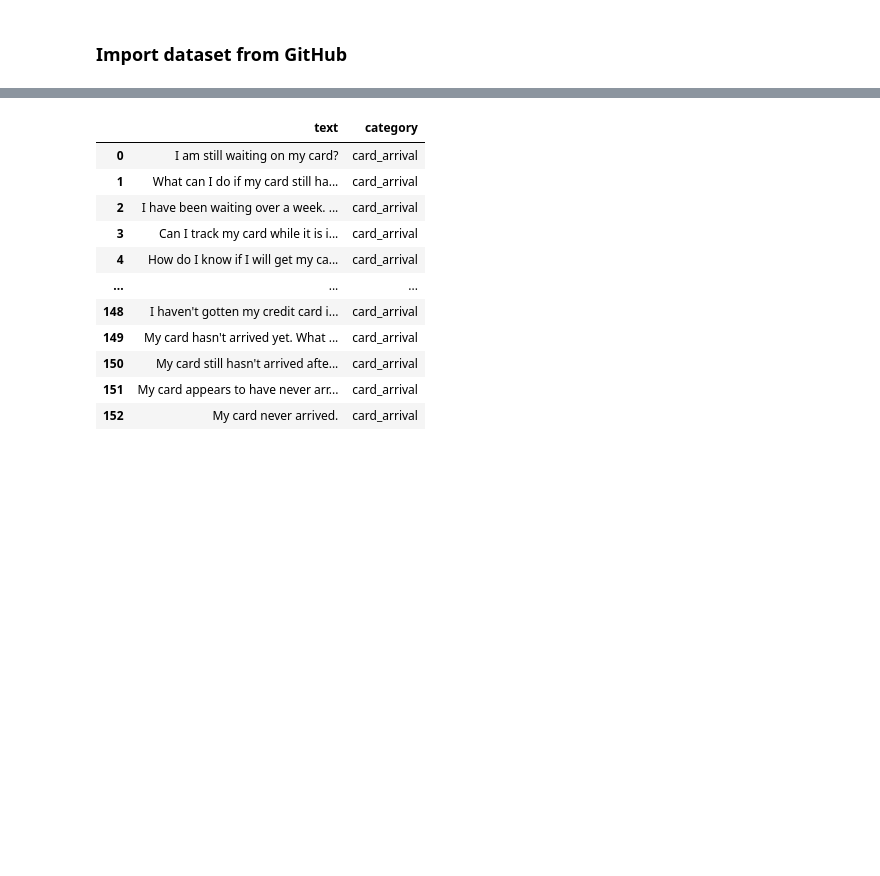
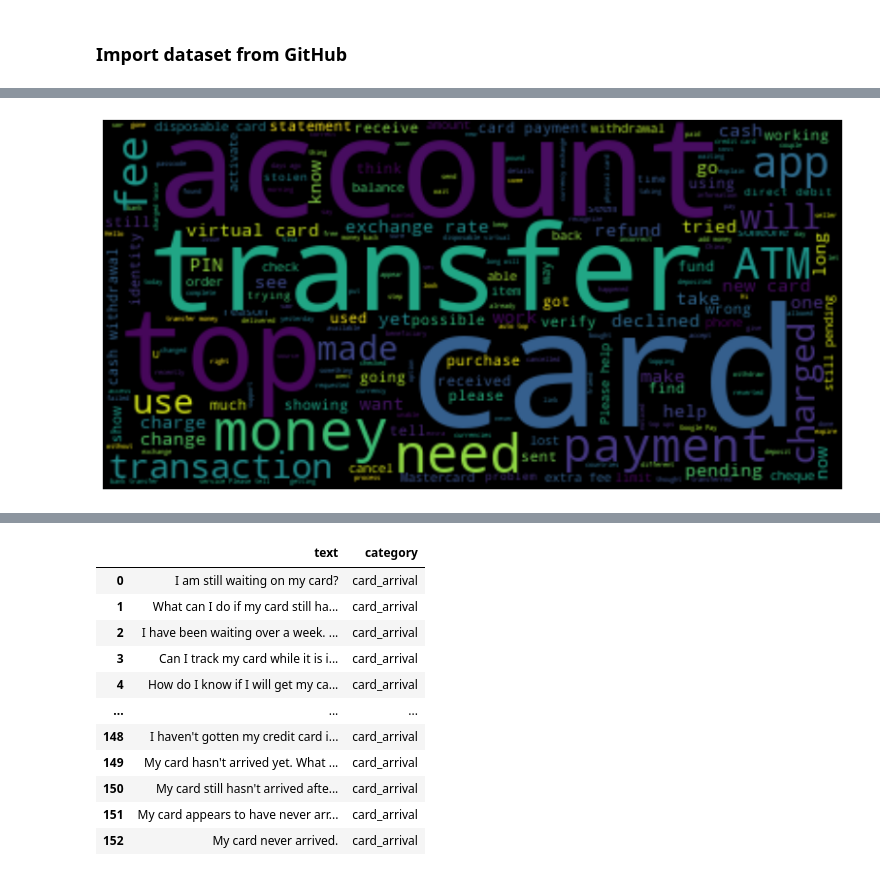
Before and after one commit to sjung-stat/Customer-Support-Chat-Intent-Classification, a Jupyter notebook: Data Preprocessing.ipynb, the cells around one changed output, grey strips where cells are left out. Saved outputs shown, nothing was run; the diff lists cells and outputs as text; code cells hidden in the pictures; blank space fills up the shorter version.

```diff
--- a/Data Preprocessing.ipynb
+++ b/Data Preprocessing.ipynb
@@ -37,0 +85,16 @@ with pd.option_context('display.max_rows', None):
+# %%
+from wordcloud import WordCloud
+
+# create a string of words
+text_training = " ".join(word for word in df_training['text'])
+
+# generate a word cloud
+wordcloud = WordCloud().generate(text_training)
+
+# plot the word cloud
+plt.imshow(wordcloud, interpolation='bilinear')
+plt.axis("off")
+plt.gcf().set_size_inches(15, 7)
+plt.show()
+# %% [output]
+[figure, added]
```
Also changed, not shown: parts of 18 cells of this notebook.
